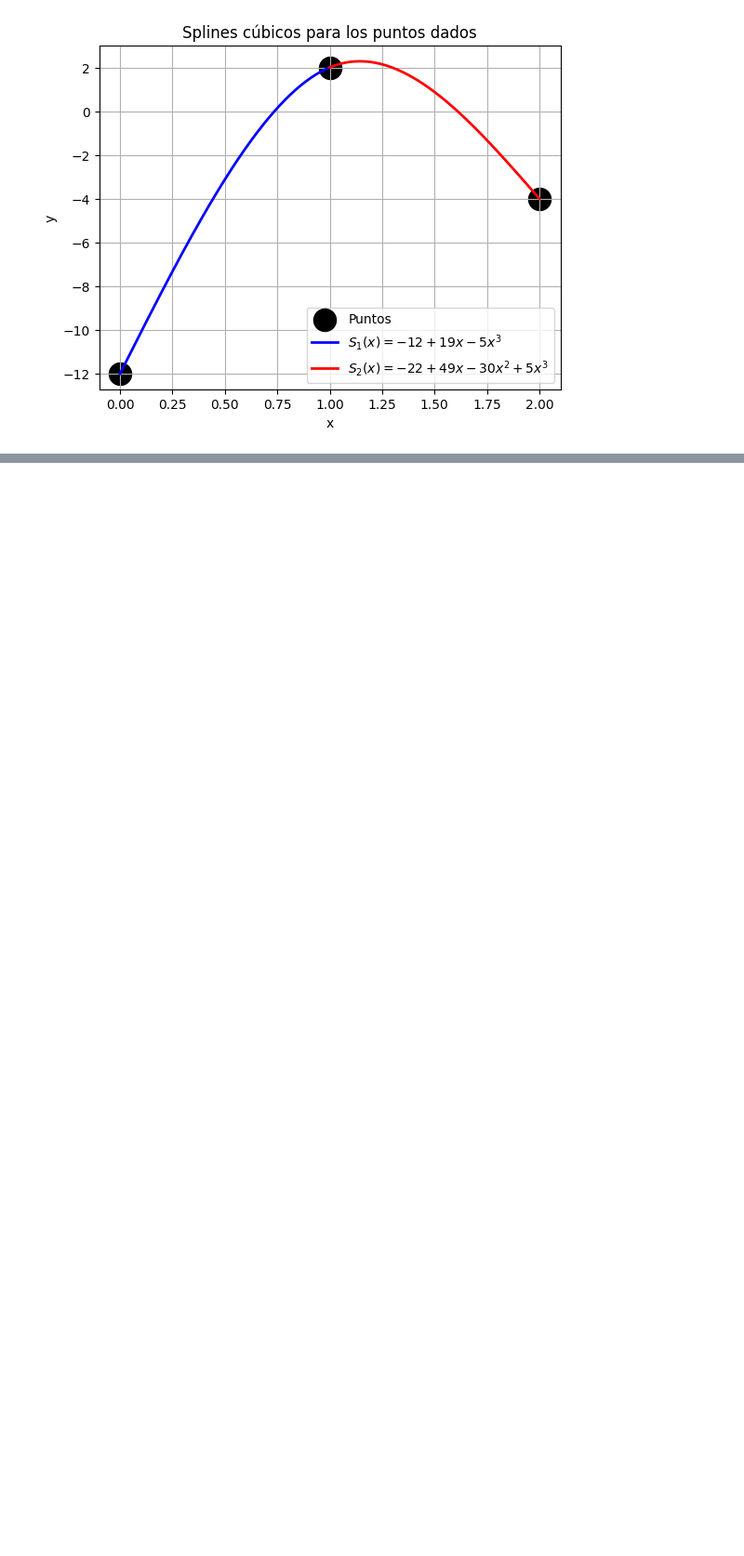
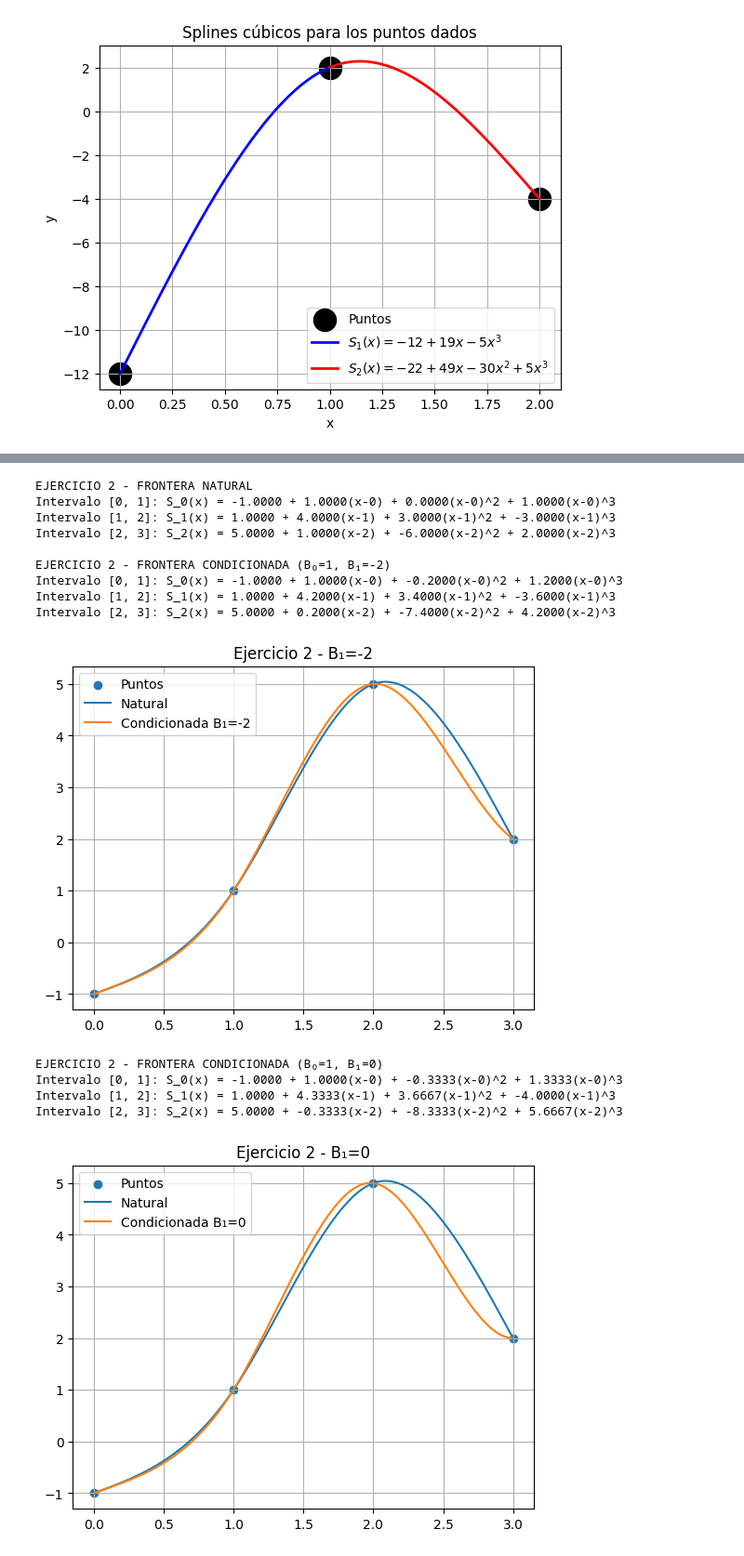
Before and after one commit to Lenin5592002/Metodos, a Jupyter notebook: Taller/Taller04.ipynb, the cells around one changed output, grey strips where cells are left out. Shown: that part at 93% size. Cells and saved outputs as stored; diff of their text form; code cells hidden in the pictures; blank space fills up the shorter version.

```diff
--- a/Taller/Taller04.ipynb
+++ b/Taller/Taller04.ipynb
@@ -119,0 +380,48 @@ plt.show()
+# %%
+# Nuevos puntos del ejercicio 3
+x2 = np.array([0, 1, 2, 3])
+y2 = np.array([-1, 1, 5, 2])
+
+# --- Frontera natural ---
+a2_nat, b2_nat, c2_nat, d2_nat = cubic_spline_natural(x2, y2)
+coeffs2_nat = (a2_nat, b2_nat, c2_nat, d2_nat)
+print_spline_equations(x2, coeffs2_nat, "EJERCICIO 2 - FRONTERA NATURAL")
+
+# --- Frontera condicionada con diferentes B1 ---
+B0 = 1          # o el valor que te pidan en el ejercicio
+B1_values = [-2, 0, 2, 4, 6]
+
+for B1 in B1_values:
+    a2_clamp, b2_clamp, c2_clamp, d2_clamp = cubic_spline_clamped(x2, y2, B0, B1)
+    coeffs2_clamp = (a2_clamp, b2_clamp, c2_clamp, d2_clamp)
+
+    print_spline_equations(
+        x2,
+        coeffs2_clamp,
+        f"EJERCICIO 2 - FRONTERA CONDICIONADA (B₀={B0}, B₁={B1})"
+    )
+
+    plot_spline(
+        x2,
+        y2,
+        coeffs2_nat,
+        coeffs2_clamp,
+        B1,
+        f"Ejercicio 2 - B₁={B1}"
+    )
+# %% [output]
+EJERCICIO 2 - FRONTERA NATURAL
+Intervalo [0, 1]: S_0(x) = -1.0000 + 1.0000(x-0) + 0.0000(x-0)^2 + 1.0000(x-0)^3
+Intervalo [1, 2]: S_1(x) = 1.0000 + 4.0000(x-1) + 3.0000(x-1)^2 + -3.0000(x-1)^3
+Intervalo [2, 3]: S_2(x) = 5.0000 + 1.0000(x-2) + -6.0000(x-2)^2 + 2.0000(x-2)^3
+
+EJERCICIO 2 - FRONTERA CONDICIONADA (B₀=1, B₁=-2)
+Intervalo [0, 1]: S_0(x) = -1.0000 + 1.0000(x-0) + -0.2000(x-0)^2 + 1.2000(x-0)^3
+Intervalo [1, 2]: S_1(x) = 1.0000 + 4.2000(x-1) + 3.4000(x-1)^2 + -3.6000(x-1)^3
+Intervalo [2, 3]: S_2(x) = 5.0000 + 0.2000(x-2) + -7.4000(x-2)^2 + 4.2000(x-2)^3
+[figure, added]
+EJERCICIO 2 - FRONTERA CONDICIONADA (B₀=1, B₁=0)
+Intervalo [0, 1]: S_0(x) = -1.0000 + 1.0000(x-0) + -0.3333(x-0)^2 + 1.3333(x-0)^3
+Intervalo [1, 2]: S_1(x) = 1.0000 + 4.3333(x-1) + 3.6667(x-1)^2 + -4.0000(x-1)^3
+Intervalo [2, 3]: S_2(x) = 5.0000 + -0.3333(x-2) + -8.3333(x-2)^2 + 5.6667(x-2)^3
+[figure, added]
```
Also changed, not shown: parts of 15 cells of this notebook, 10 other files.
